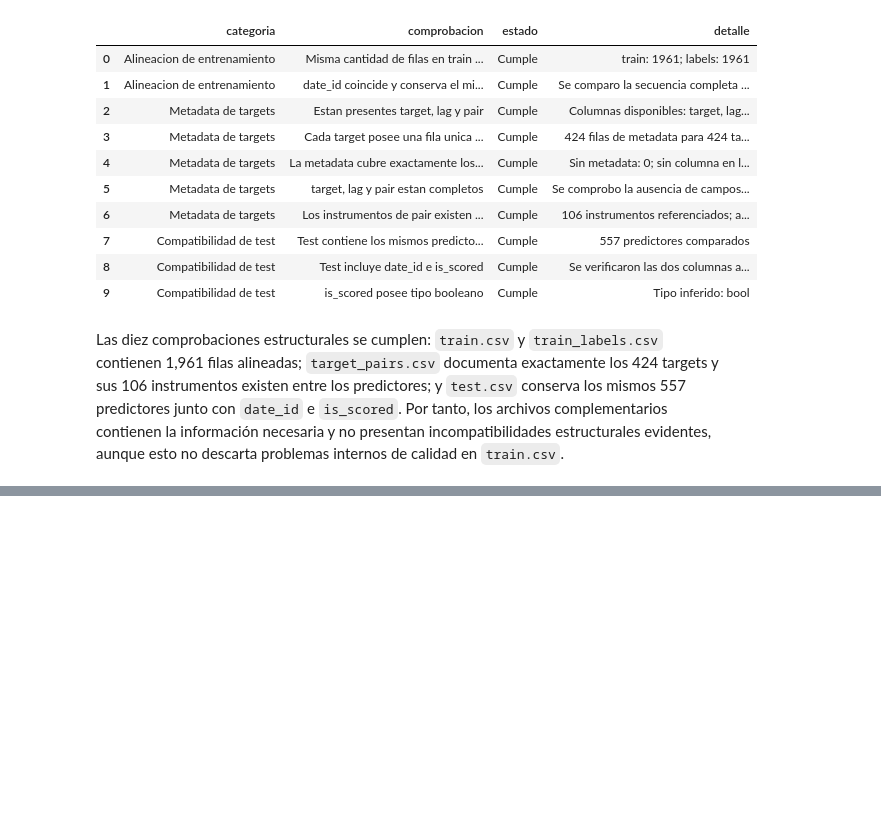
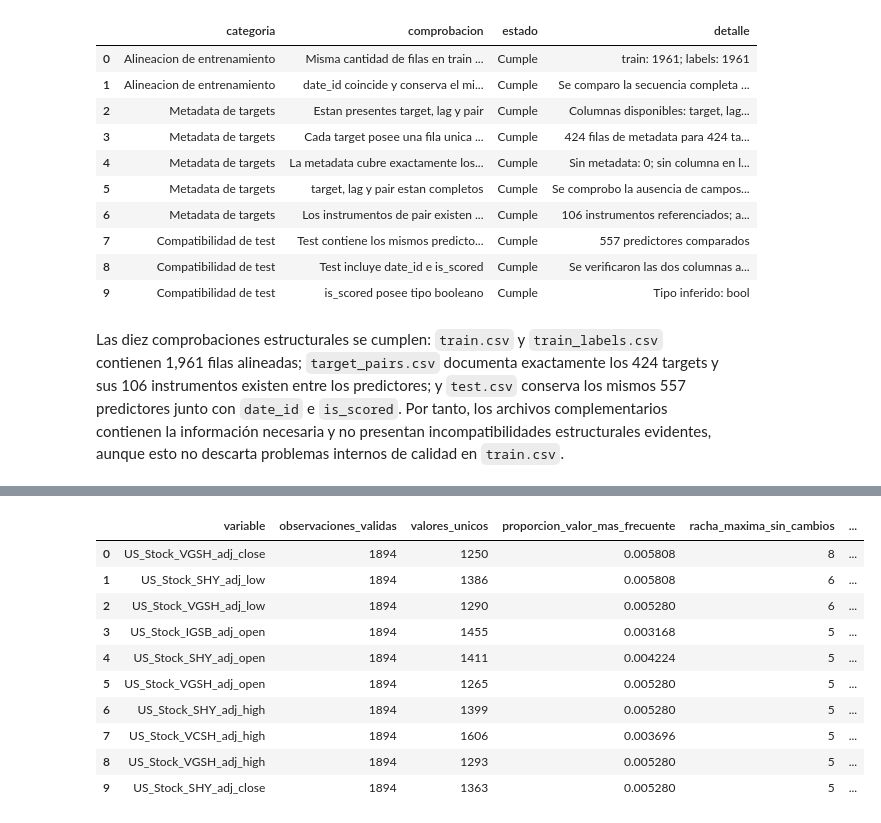
Before and after one commit to Bamo0507/Proyecto_2_EDA_Data_Science, a Jupyter notebook: notebooks/01_analisis_exploratorio.ipynb, the cells around one changed output, grey strips where cells are left out. Saved outputs shown, nothing was run; the diff lists cells and outputs as text; code cells hidden in the pictures; blank space fills up the shorter version.

Commit message:
feat: add data quality analysis

```diff
--- a/notebooks/01_analisis_exploratorio.ipynb
+++ b/notebooks/01_analisis_exploratorio.ipynb
@@ -477,0 +867,87 @@ Las diez comprobaciones estructurales se cumplen: `train.csv` y `train_labels.cs
+# %%
+def obtener_racha_maxima(serie: pd.Series) -> tuple[int, int | None, int | None]:
+    """Obtiene la mayor racha de valores consecutivos exactamente iguales."""
+    mejor_longitud = 0
+    longitud_actual = 0
+    valor_anterior = None
+    inicio_actual = None
+    mejor_inicio = None
+    mejor_final = None
+
+    for posicion, valor in enumerate(serie):
+        if pd.isna(valor):
+            longitud_actual = 0
+            valor_anterior = None
+            inicio_actual = None
+            continue
+
+        if longitud_actual > 0 and valor == valor_anterior:
+            longitud_actual += 1
+        else:
+            longitud_actual = 1
+            inicio_actual = posicion
+
+        if longitud_actual > mejor_longitud:
+            mejor_longitud = longitud_actual
+            mejor_inicio = inicio_actual
+            mejor_final = posicion
+
+        valor_anterior = valor
+
+    return mejor_longitud, mejor_inicio, mejor_final
+
+
+registros_variabilidad = []
+for variable in variables_predictoras:
+    serie = predictores_train[variable]
+    valores_validos = serie.dropna()
+    frecuencias = valores_validos.value_counts()
+    racha, inicio_racha, final_racha = obtener_racha_maxima(serie)
+
+    registros_variabilidad.append(
+        {
+            "variable": variable,
+            "observaciones_validas": len(valores_validos),
+            "valores_unicos": valores_validos.nunique(),
+            "proporcion_valor_mas_frecuente": frecuencias.iloc[0] / len(valores_validos),
+            "racha_maxima_sin_cambios": racha,
+            "inicio_racha_date_id": int(train.iloc[inicio_racha]["date_id"]),
+            "final_racha_date_id": int(train.iloc[final_racha]["date_id"]),
+        }
+    )
+
+resumen_variabilidad = pd.DataFrame(registros_variabilidad)
+variables_constantes = resumen_variabilidad[
+    resumen_variabilidad["valores_unicos"] <= 1
+]
+variables_casi_constantes = resumen_variabilidad[
+    resumen_variabilidad["proporcion_valor_mas_frecuente"] >= 0.95
+]
+variables_con_rachas_prolongadas = (
+    resumen_variabilidad[
+        resumen_variabilidad["racha_maxima_sin_cambios"] >= 5
+    ]
+    .sort_values("racha_maxima_sin_cambios", ascending=False)
+    .reset_index(drop=True)
+)
+
+diagnostico_variabilidad = pd.DataFrame(
+    {
+        "criterio": [
+            "Variables constantes",
+            "Variables casi constantes (valor dominante >= 95%)",
+            "Variables con rachas de al menos 5 observaciones",
+            "Mayor racha observada",
+        ],
+        "resultado": [
+            len(variables_constantes),
+            len(variables_casi_constantes),
+            len(variables_con_rachas_prolongadas),
+            int(resumen_variabilidad["racha_maxima_sin_cambios"].max()),
+        ],
+    }
+)
+
+display(diagnostico_variabilidad)
+display(variables_con_rachas_prolongadas)
+# %% [output]
@@ -477,0 +959,11 @@ Las diez comprobaciones estructurales se cumplen: `train.csv` y `train_labels.cs
+|  | variable | observaciones_validas | valores_unicos | proporcion_valor_mas_frecuente | racha_maxima_sin_cambios | ... |
+| 0 | US_Stock_VGSH_adj_close | 1894 | 1250 | 0.005808 | 8 | ... |
+| 1 | US_Stock_SHY_adj_low | 1894 | 1386 | 0.005808 | 6 | ... |
+| 2 | US_Stock_VGSH_adj_low | 1894 | 1290 | 0.005280 | 6 | ... |
+| 3 | US_Stock_IGSB_adj_open | 1894 | 1455 | 0.003168 | 5 | ... |
+| 4 | US_Stock_SHY_adj_open | 1894 | 1411 | 0.004224 | 5 | ... |
+| 5 | US_Stock_VGSH_adj_open | 1894 | 1265 | 0.005280 | 5 | ... |
+| 6 | US_Stock_SHY_adj_high | 1894 | 1399 | 0.005280 | 5 | ... |
+| 7 | US_Stock_VCSH_adj_high | 1894 | 1606 | 0.003696 | 5 | ... |
+| 8 | US_Stock_VGSH_adj_high | 1894 | 1293 | 0.005280 | 5 | ... |
+| 9 | US_Stock_SHY_adj_close | 1894 | 1363 | 0.005280 | 5 | ... |
```
Also changed, not shown: parts of 20 cells of this notebook.
